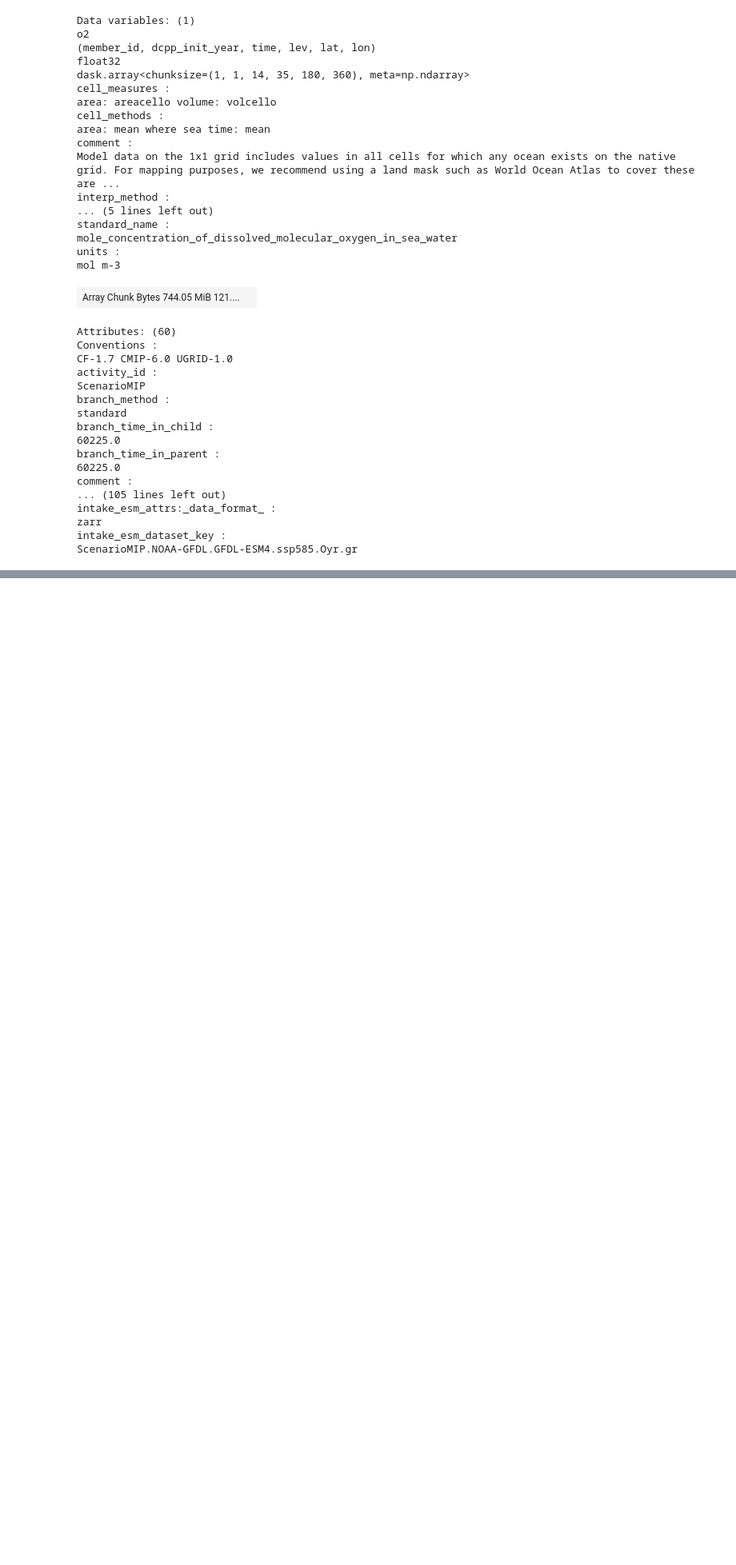
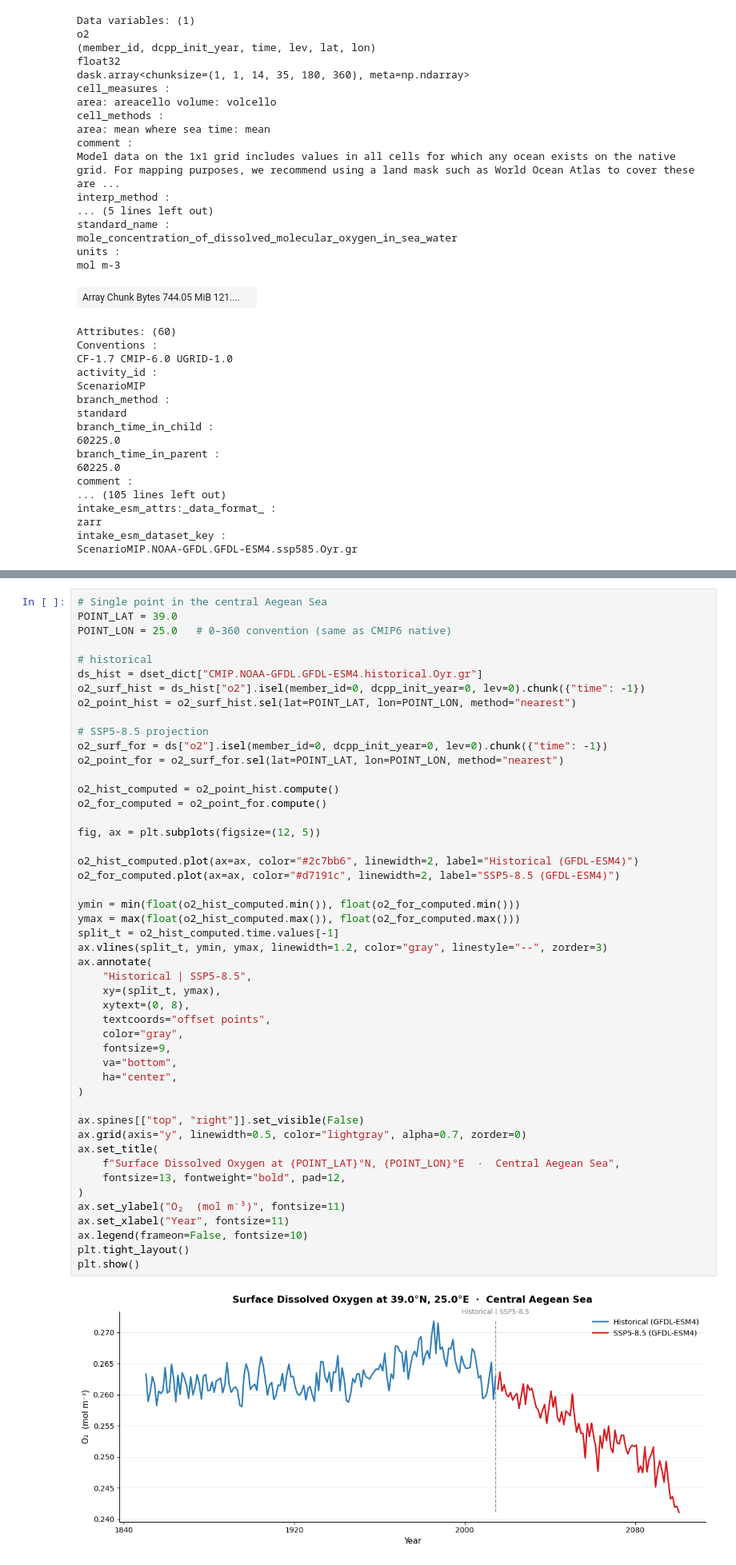
Before and after one commit to nikolaoskokkos/desirmed_summerschool, a Jupyter notebook: explore_cmip6_ssp585_intake_ESM.ipynb, the cells around one changed output, grey strips where cells are left out. Shown at 80% size. Drawn from its saved outputs; the diff is of its cells as text; blank space fills up the shorter version.

```diff
--- a/explore_cmip6_ssp585_intake_ESM.ipynb
+++ b/explore_cmip6_ssp585_intake_ESM.ipynb
@@ -183,0 +336,50 @@ med.hvplot.image(
+# %%
+# Single point in the central Aegean Sea
+POINT_LAT = 39.0
+POINT_LON = 25.0   # 0–360 convention (same as CMIP6 native)
+
+# historical
+ds_hist = dset_dict["CMIP.NOAA-GFDL.GFDL-ESM4.historical.Oyr.gr"]
+o2_surf_hist = ds_hist["o2"].isel(member_id=0, dcpp_init_year=0, lev=0).chunk({"time": -1})
+o2_point_hist = o2_surf_hist.sel(lat=POINT_LAT, lon=POINT_LON, method="nearest")
+
+# SSP5-8.5 projection
+o2_surf_for = ds["o2"].isel(member_id=0, dcpp_init_year=0, lev=0).chunk({"time": -1})
+o2_point_for = o2_surf_for.sel(lat=POINT_LAT, lon=POINT_LON, method="nearest")
+
+o2_hist_computed = o2_point_hist.compute()
+o2_for_computed = o2_point_for.compute()
+
+fig, ax = plt.subplots(figsize=(12, 5))
+
+o2_hist_computed.plot(ax=ax, color="#2c7bb6", linewidth=2, label="Historical (GFDL-ESM4)")
+o2_for_computed.plot(ax=ax, color="#d7191c", linewidth=2, label="SSP5-8.5 (GFDL-ESM4)")
+
+ymin = min(float(o2_hist_computed.min()), float(o2_for_computed.min()))
+ymax = max(float(o2_hist_computed.max()), float(o2_for_computed.max()))
+split_t = o2_hist_computed.time.values[-1]
+ax.vlines(split_t, ymin, ymax, linewidth=1.2, color="gray", linestyle="--", zorder=3)
+ax.annotate(
+    "Historical | SSP5-8.5",
+    xy=(split_t, ymax),
+    xytext=(0, 8),
+    textcoords="offset points",
+    color="gray",
+    fontsize=9,
+    va="bottom",
+    ha="center",
+)
+
+ax.spines[["top", "right"]].set_visible(False)
+ax.grid(axis="y", linewidth=0.5, color="lightgray", alpha=0.7, zorder=0)
+ax.set_title(
+    f"Surface Dissolved Oxygen at {POINT_LAT}°N, {POINT_LON}°E  ·  Central Aegean Sea",
+    fontsize=13, fontweight="bold", pad=12,
+)
+ax.set_ylabel("O₂  (mol m⁻³)", fontsize=11)
+ax.set_xlabel("Year", fontsize=11)
+ax.legend(frameon=False, fontsize=10)
+plt.tight_layout()
+plt.show()
+# %% [output]
+[figure, added]
```
Also changed, not shown: parts of 22 cells of this notebook, 2 other files.
